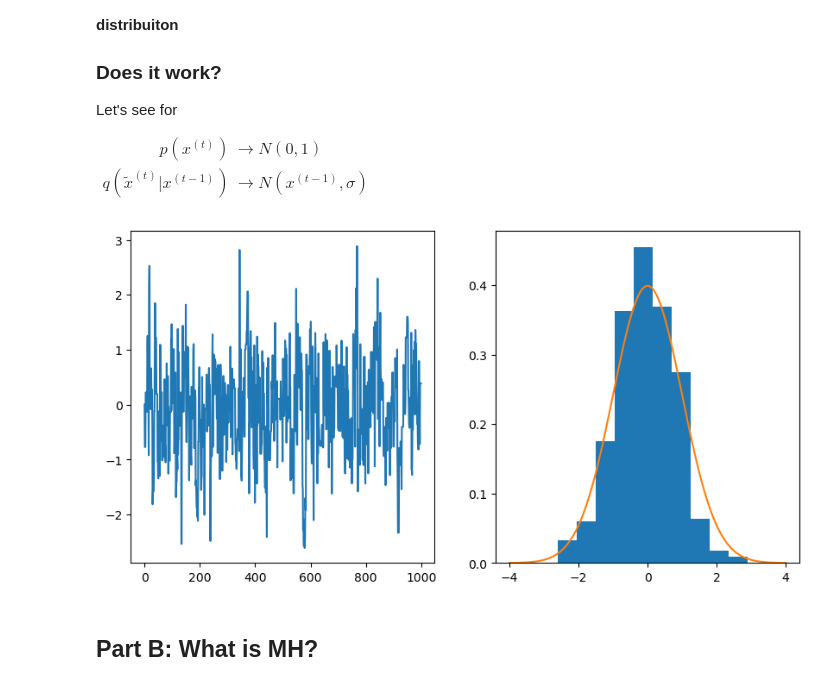
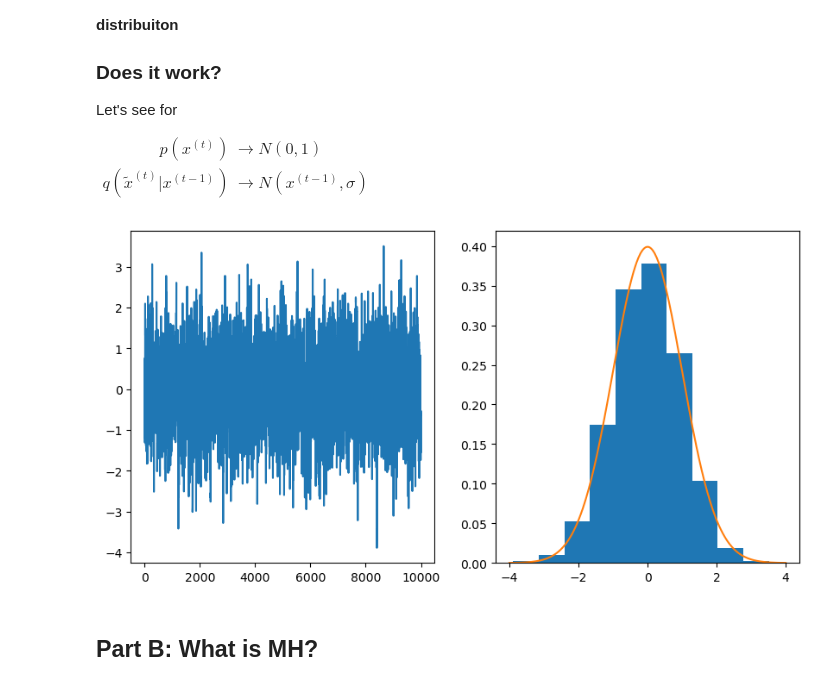
Before and after one commit to pointOfive/STA365daysofbayes, a Jupyter notebook: Bayes_03_Metropolis_Hastings.ipynb, the cells around one changed output. Cells and saved outputs as stored; diff of their text form; code cells hidden in the pictures.

```diff
--- a/Bayes_03_Metropolis_Hastings.ipynb
+++ b/Bayes_03_Metropolis_Hastings.ipynb
@@ -44,32 +44,32 @@ $
 # %%
 from scipy import stats
 import numpy as np
 import matplotlib.pyplot as plt
 
 p_x_pdf = lambda x: stats.norm().pdf(x)
 mh_tuning_parameter = 1.5
 q_xt_given_xtm1 = lambda x: stats.norm(x, scale=mh_tuning_parameter)
 proposal_distribution = q_xt_given_xtm1
 
-m = 1000
+m = 10000
 x = np.zeros(m)
 rejections = 0
 for t in range(1,m):
     x_tilde = proposal_distribution(x[t-1]).rvs()
     acceptance_probability = min(1, p_x_pdf(x_tilde)/p_x_pdf(x[t-1]))
     if stats.uniform().rvs() < acceptance_probability:
         x[t] = x_tilde
     else:
         x[t] = x[t-1]
         rejections += 1
 
 fig,ax = plt.subplots(1,2,figsize=(10,5))
 ax[0].plot(x)
 ax[1].hist(x, density=True)
 x_support = np.linspace(-4,4,301)
 ax[1].plot(x_support, p_x_pdf(x_support));
 # %% [output]
-[figure, old version]
+[figure, new version]
 # %% [markdown]
 ## Part B: What is MH?
 # %% [markdown]
```
Also changed, not shown: parts of 4 cells of this notebook.
